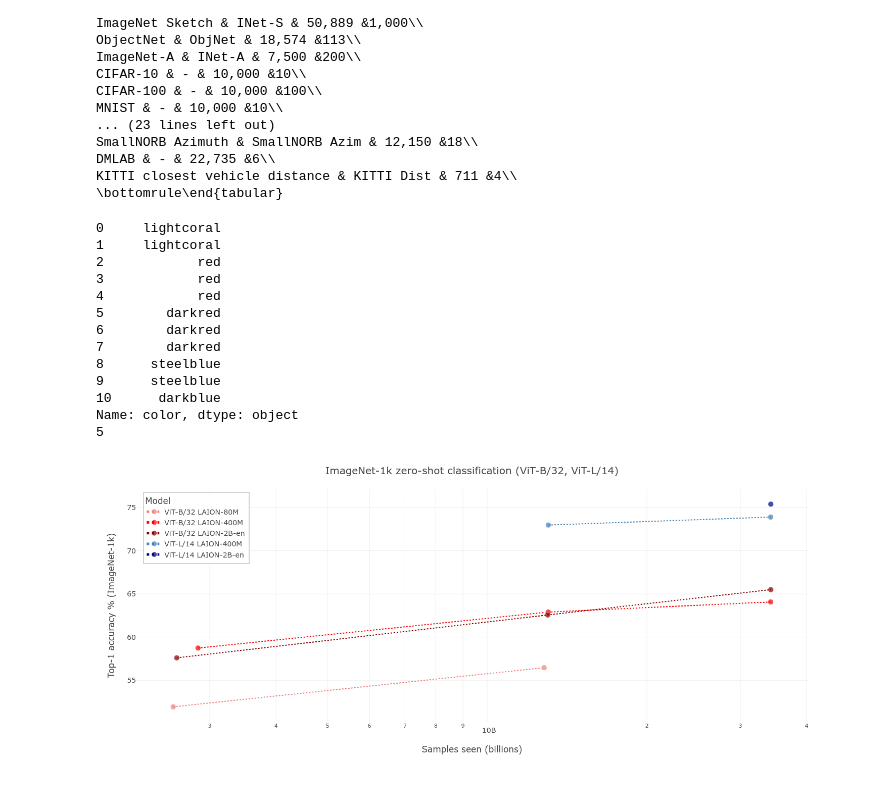
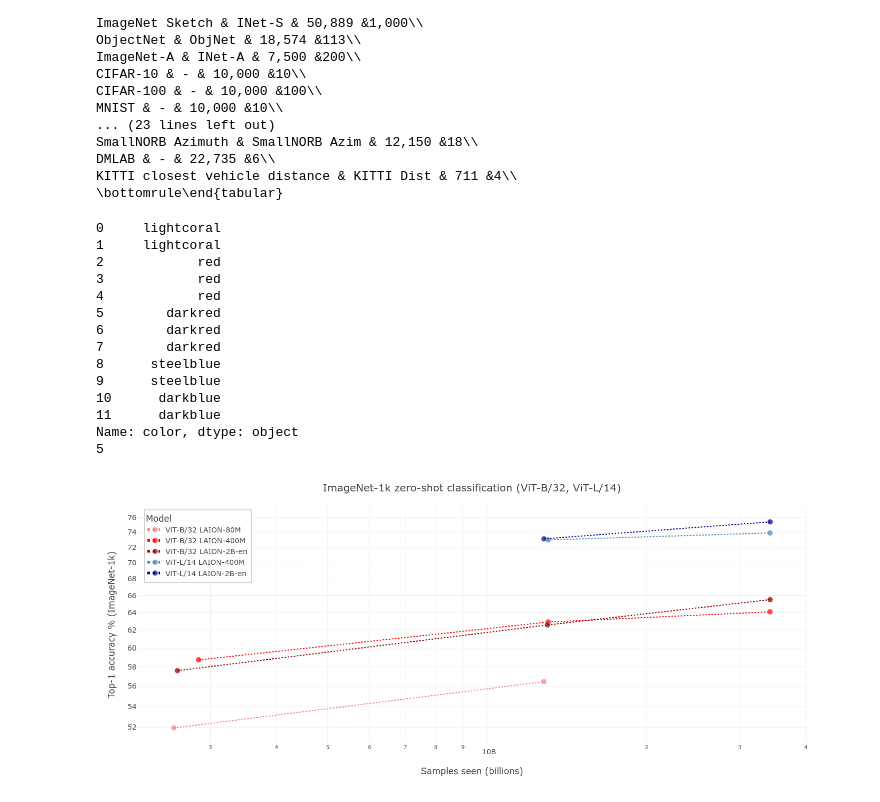
Before and after one commit to LAION-AI/CLIP_benchmark, a Jupyter notebook: benchmark/laion5b-paper.ipynb, the cells around one changed output. Drawn from its saved outputs; the diff is of its cells as text; code cells hidden in the pictures.

```diff
--- a/benchmark/laion5b-paper.ipynb
+++ b/benchmark/laion5b-paper.ipynb
@@ -650,7 +710,7 @@ ddn = [
     {"acc1": 73.9, "dataset": "imagenet1k", "gmacs_total": gmacs_vitl14 * 407332084 * 84  , "model_fullname": "ViT-L/14 LAION-400M", "model_fullname_pretty": "400M", "data": "LAION-400M", "epochs": 84},
 
     # => 2b
-    #{"acc1": ??, "dataset": "imagenet1k", "gmacs_total": gmacs_vitl14 * 16*2139877172  , "model_fullname": "ViT-L/14 LAION-2B-en", "model_fullname_pretty": "400M", "data": "LAION-2B-en", "epochs": 16},
+    {"acc1": 73.12, "dataset": "imagenet1k", "gmacs_total": gmacs_vitl14 * 200000000 * 64  , "model_fullname": "ViT-L/14 LAION-2B-en", "model_fullname_pretty": "400M", "data": "LAION-2B-en", "epochs": 16},
     {"acc1": 75.4, "dataset": "imagenet1k", "gmacs_total": gmacs_vitl14 * 16*2139877172  , "model_fullname": "ViT-L/14 LAION-2B-en", "model_fullname_pretty": "400M", "data": "LAION-2B-en", "epochs": 16},
 
 
@@ -714,7 +774,7 @@ fig=px.scatter(
     color="Model",
     color_discrete_map=colors,
     #markers=True,
-    log_x=True, log_y=False,
+    log_x=True, log_y=True,
     height=600,
     width=700,
     size="size",
@@ -742,31 +802,32 @@ fig.update_layout(
     title_text=f'{pretty} zero-shot classification (ViT-B/32, ViT-L/14)',
     title_x=0.5,
     xaxis_title='Samples seen (billions)',
     yaxis_title=f'{metric} % ({pretty})',
     font=dict(
          size=14,
     )
 )
 #print(fig.data[0])
 print(len(fig.data))
 fig.update_traces(mode='lines+markers')
 #for i in range(len(fig.data)):
 #    fig.data[i].line.dash = 'dot'
 fig.update_traces(patch={"line": {"dash": 'dot'}},)
 fig.write_image(f"samples_seen_vs_top1_{slug}.pdf")
 fig.show()
 # %% [output]
 0     lightcoral
 1     lightcoral
 2            red
 3            red
 4            red
 5        darkred
 6        darkred
 7        darkred
 8      steelblue
 9      steelblue
 10      darkblue
+11      darkblue
 Name: color, dtype: object
 5
-[figure, old version]
+[figure, new version]
```
Also changed, not shown: parts of 8 cells of this notebook.
